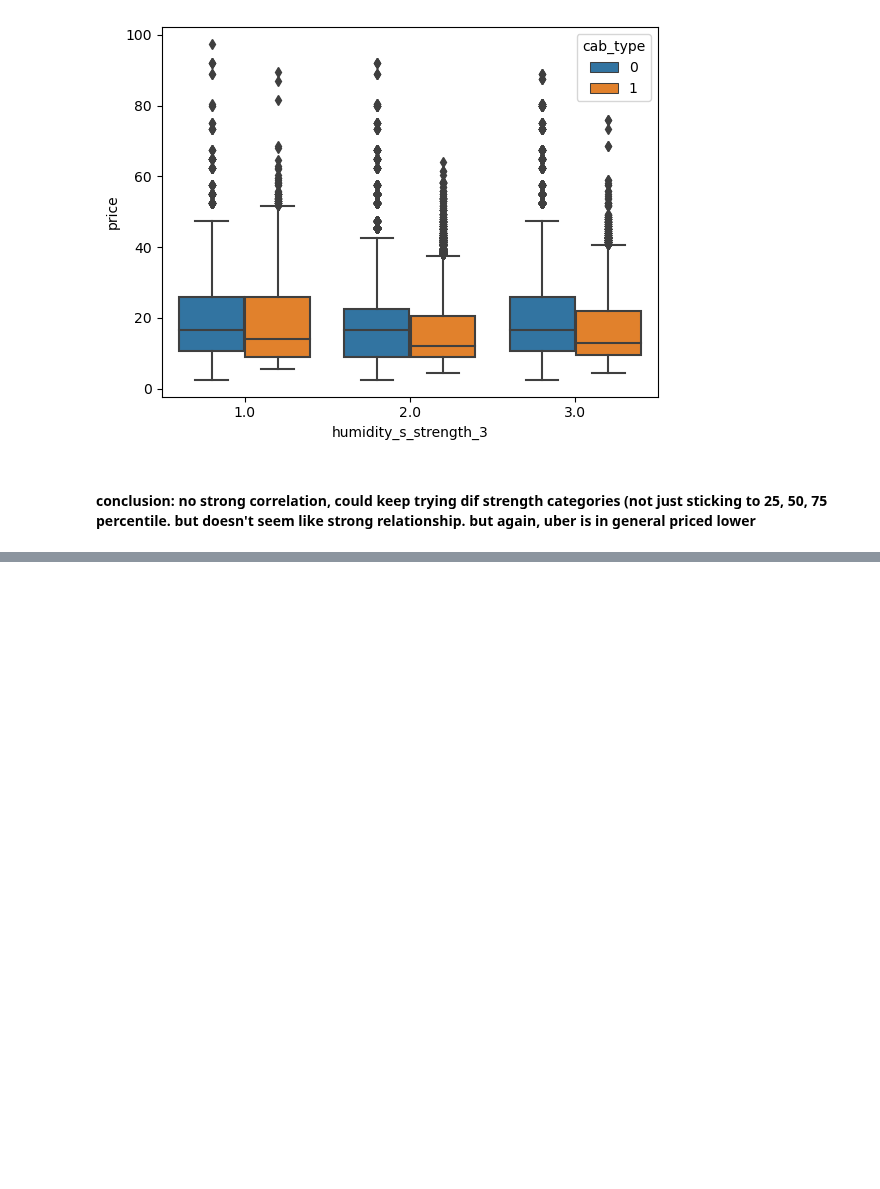
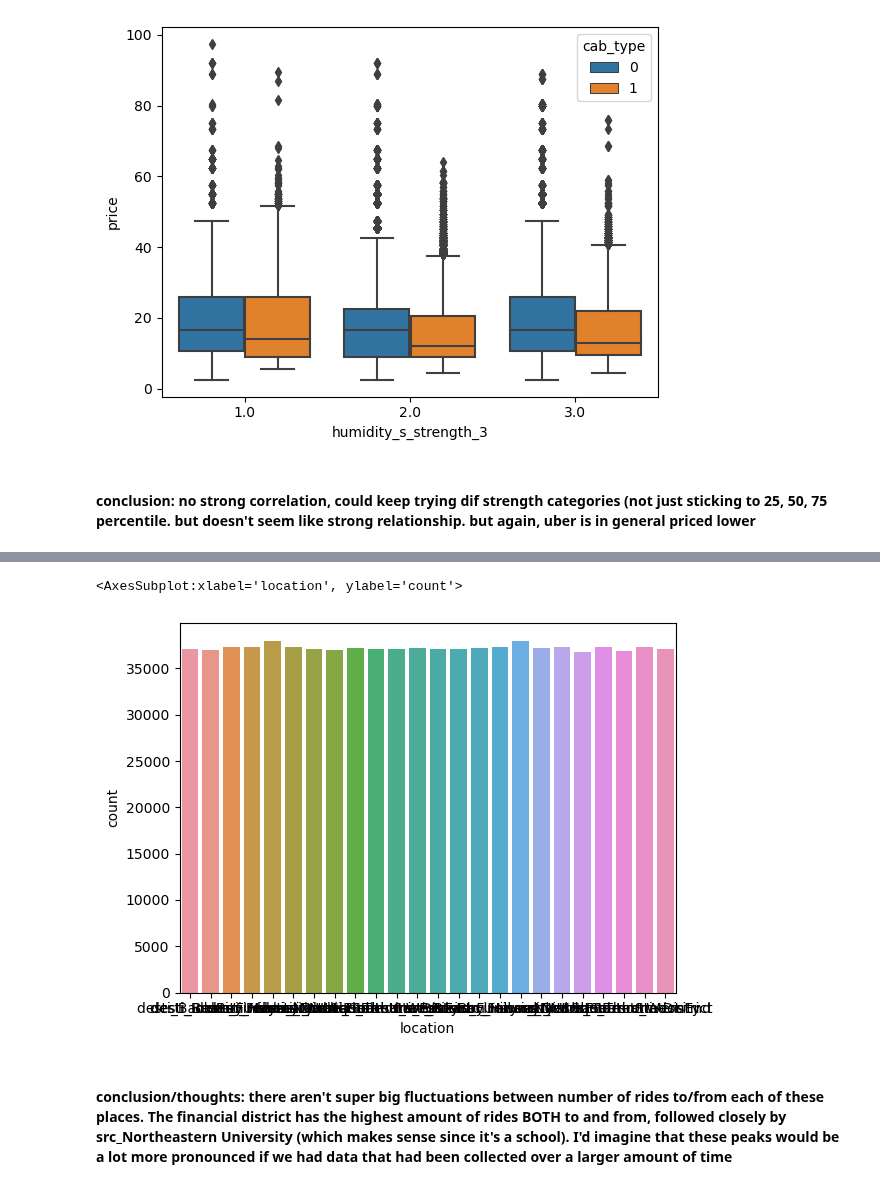
Before and after one commit to cndywu/TheYelpers, a Jupyter notebook: Cindy_EDA.ipynb, the cells around one changed output, grey strips where cells are left out. Drawn from its saved outputs; the diff is of its cells as text; code cells hidden in the pictures; blank space fills up the shorter version.

Commit message:
Location EDA
Location EDA

```diff
--- a/Cindy_EDA.ipynb
+++ b/Cindy_EDA.ipynb
@@ -141,0 +143,4 @@ sns.boxplot(data = train, x = 'humidity_s_strength_3', y = 'price', hue = 'cab_t
+# %%
+locationdf = pd.DataFrame(train.iloc[:,17:41].sum()).reset_index()
+locationdf.columns = ['location', 'count']
+locationdf.sort_values(by = 'count', ascending = False)
@@ -141,0 +165,7 @@ sns.boxplot(data = train, x = 'humidity_s_strength_3', y = 'price', hue = 'cab_t
+# %%
+sns.barplot(data = locationdf, x = 'location', y = 'count')
+# %% [output]
+<AxesSubplot:xlabel='location', ylabel='count'>
+[figure, added]
+# %% [markdown]
+#### conclusion/thoughts: there aren't super big fluctuations between number of rides to/from each of these places. The financial district has the highest amount of rides BOTH to and from, followed closely by src_Northeastern University (which makes sense since it's a school). I'd imagine that these peaks would be a lot more pronounced if we had data that had been collected over a larger amount of time
```
Also changed, not shown: parts of 5 cells of this notebook.
